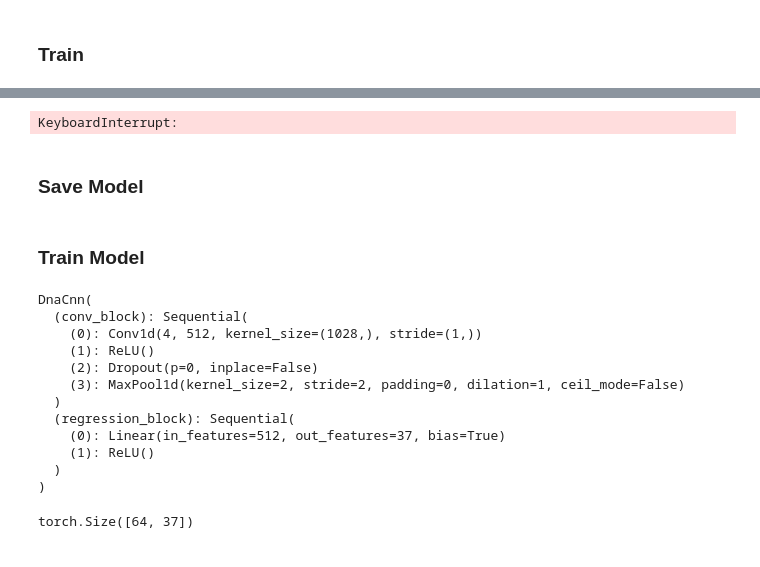
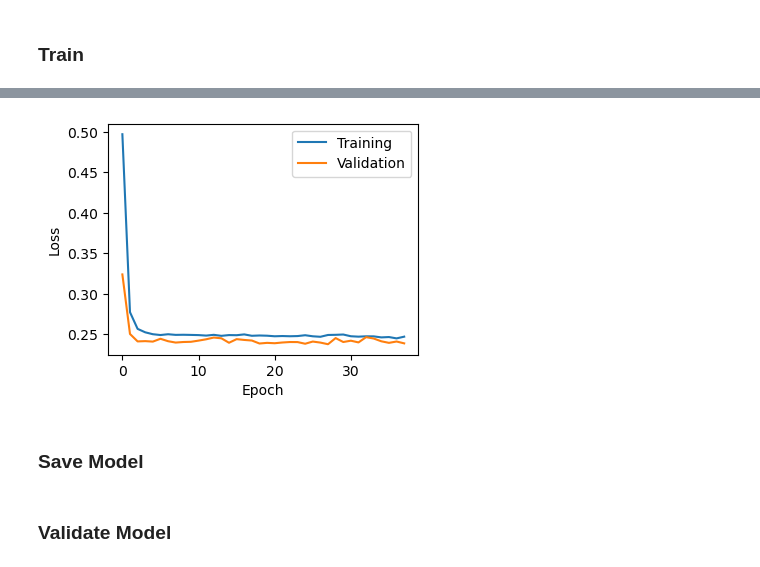
Before and after one commit to tedmonyak/CS525Arabidopsis, a Jupyter notebook: Model_Trainer.ipynb, the cells around one changed output, grey strips where cells are left out. Cells and saved outputs as stored; diff of their text form; code cells hidden in the pictures.

```diff
--- a/Model_Trainer.ipynb
+++ b/Model_Trainer.ipynb
@@ -23,13 +23,12 @@ Using mps device
 # %% [markdown]
 # Load Data
 # %%
-def get_data_loaders(batch_size=64):
-    Data = load_data(os.path.join(os.getcwd(), 'Data', 'Parsed_Data'),
-                        train_val_data_to_load=1000,
-                        test_data_to_load=100
-                        train_val_data_to_load=2000,
-                        test_data_to_load=1
-                        )
+def get_data_loaders(batch_size=64, faste_files_to_load=37, normalize=False):
+    Data = load_data(data_dir=os.path.join(os.getcwd(), 'Data', 'Parsed_Data'),
+                     train_val_data_to_load=1000,
+                     test_data_to_load=10,
+                     faste_files_to_load=faste_files_to_load,
+                     normalize=normalize)
 
     training_dataset, validation_dataset, testing_dataset = Data
 
@@ -41,7 +40,9 @@ def get_data_loaders(batch_size=64):
                               batch_size=batch_size,shuffle=True)
     return train_loader, val_loader, test_loader
 
-train_loader, val_loader, test_loader = get_data_loaders()
+faste_files_to_load = 3
+normalize = True
+train_loader, val_loader, test_loader = get_data_loaders(faste_files_to_load=faste_files_to_load, normalize=normalize)
 # %% [output]
 Loading sequences from sequences.fasta
 Loading coverage from SRX391990.faste
@@ -156,12 +203,9 @@ def validation(dataloader, model, loss_fn, epoch):
         print(f"Validation Loss: {validation_loss:>8f} \n")
     return validation_loss
 
-def train_model(train_loader, val_loader, model, optimizer):
-    epochs = 1000
+def train_model(train_loader, val_loader, model, optimizer, epochs, patience=10):
     loss_fn = nn.PoissonNLLLoss(log_input=True, full=True)
-    patience = math.inf
     p = patience
-
 
     train_loss = []
     validation_loss = []
@@ -196,10 +240,10 @@ def train_model(train_loader, val_loader, model, optimizer):
 # %% [markdown]
 ### Train
 # %%
-model = DnaCnn().to(device)
-lr = 0.00001
+model = LocalDnaCnn().to(device)
+lr = 0.001
 optimizer = torch.optim.Adam(model.parameters(), lr=lr)
-train_model(train_loader, val_loader, model, optimizer)
+train_model(train_loader, val_loader, model, optimizer, 50, 10)
 # %% [output]
 Epoch 0
 -------------------------------
@@ -221,32 +265,7 @@ Validation Loss: 4057.711230
-KeyboardInterrupt:
+[figure, added]
 # %% [markdown]
 ### Save Model
 # %%
 torch.save(model, "model.pth")
 # %% [markdown]
-### Train Model
+### Validate Model
-# %%
-model = torch.load("model.pth", weights_only=False)
-model.to(device)
-model.eval()
-# %% [output]
-DnaCnn(
-  (conv_block): Sequential(
-    (0): Conv1d(4, 512, kernel_size=(1028,), stride=(1,))
-    (1): ReLU()
-    (2): Dropout(p=0, inplace=False)
-    (3): MaxPool1d(kernel_size=2, stride=2, padding=0, dilation=1, ceil_mode=False)
-  )
-  (regression_block): Sequential(
-    (0): Linear(in_features=512, out_features=37, bias=True)
-    (1): ReLU()
-  )
-)
-# %%
-input, y = next(iter(train_loader))
-input = input.to(device)
-
-output = model.forward(input)
-print(output.shape)
-# %% [output]
-torch.Size([64, 37])
```
Also changed, not shown: parts of 9 cells of this notebook, 1 other file.
